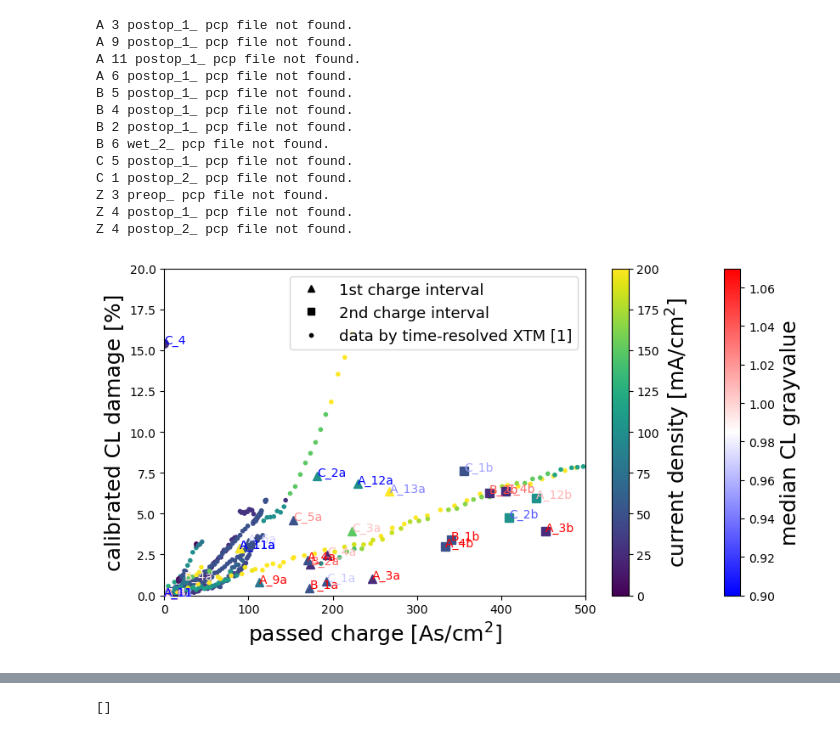
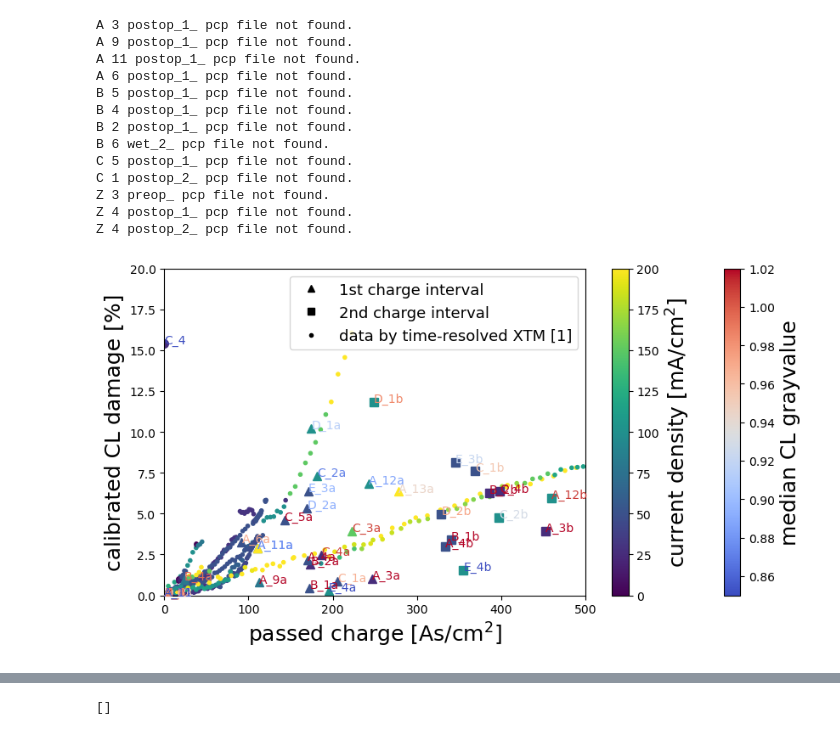
Before and after one commit to Pescatore23/coely_postmortem, a Jupyter notebook: CL_damage.ipynb, the cells around one changed output, grey strips where cells are left out. Saved outputs shown, nothing was run; the diff lists cells and outputs as text; code cells hidden in the pictures.

Commit message:
ec extraction for all + damage plot

```diff
--- a/CL_damage.ipynb
+++ b/CL_damage.ipynb
@@ -334,11 +375,12 @@ for ser in series:
 # %%
 import json
 # %%
-timestamps_and_files_path = os.path.join(toppath, 'CT_EC_linking.json')
+timestamps_and_files_path = os.path.join(toppath, 'CT_EC_linking_ABCDEZ.json')
 # %%
 # with open(timestamps_and_files_path, "w") as outfile:
 #     json.dump(timestamps, outfile,indent = 4)
 # %%
+timestamps = json.load(open(timestamps_and_files_path))
 data = timestamps.copy()
 # %%
 def get_total_charge_per_file(df):
@@ -350,12 +392,15 @@ def get_total_charge_per_file(df):
     if len(Qraw)>0:
         steps = np.argwhere((Qraw- np.roll(Qraw, 1))>0).flatten()
         Q = Qraw.copy()
+        # for i in range(1,len(steps)):
+        #     step = steps[i]
+        #     correction = Qraw[steps[1]-1]
+        #     for j in range(1, i):
+        #         correction = correction + Qraw[steps[j]-1]
+        #     Q[step:] = Qraw[step:] + correction
         for i in range(1,len(steps)):
             step = steps[i]
-            correction = Qraw[steps[1]-1]
-            for j in range(1, i):
-                correction = correction + Qraw[steps[j]-1]
-            Q[step:] = Qraw[step:] + correction
+            Q[step:] = Qraw[step:] + Q[step-1]
         return Q.min()
     else:
         return 0
@@ -430,7 +475,7 @@ def plot_charge_and_abs_damage(ab,I, norm):
             marker = 's'
         plt.plot(I, holeval-baseval, marker=marker, color = color)
 
-def plot_damage_vs_charge(ab,I, norm, ax, norm2):
+def plot_damage_vs_charge(ab,I, norm, ax, norm2,cmap, cmap2):
     ser = ab.split('_')[0]
     sample = ab.split('_')[1]
     baseval = hole_dict[ser][sample]['preop']
@@ -458,17 +503,18 @@ def plot_damage_vs_charge(ab,I, norm, ax, norm2):
         # if med_dict[ser][sample][key] > 0.99263966: acolor = 'r'
         med = med_dict[ser][sample][key]
         # ab = 'O'
-        ax.annotate(txt, (x,y), color=cm.bwr(norm2(med)))
+        ax.annotate(txt, (x,y), color=cmap2(norm2(med)))
 
 def linear(m, x0, label=None):
     x = np.arange(600)
     plt.plot(x, (x-x0)*m, 'k', alpha=0.3, label=label)
 # %%
 norm = Normalize(vmin=0,vmax=200)
-d = 0
+d = 0.05
 norm2 = Normalize(vmin=0.9-d,vmax=1.07-d)
 fig, ax = plt.subplots(figsize = (10,5))
 cmap = cm.viridis #inferno
+cmap2 = cm.coolwarm # bwr
 ax.scatter(df['charge'], df['damage'],marker='.', c = cmap(norm(df['current'])))#, alpha = 0.5)
 ax.plot(0,0,'k^', label='1st charge interval')
 ax.plot(0,0,'ks', label='2nd charge interval')
@@ -476,55 +522,55 @@ ax.plot(0,0,'k.', label='data by time-resolved XTM [1]')
 i = 0
 for ab in current_25:
     # if ab == 'C_4': continue
-    plot_damage_vs_charge(ab,25, norm, ax, norm2)
+    plot_damage_vs_charge(ab,25, norm, ax, norm2, cmap, cmap2)
     i = i+1
 i = 0
 for ab in current_50:
-    plot_damage_vs_charge(ab,50, norm, ax, norm2)
+    plot_damage_vs_charge(ab,50, norm, ax, norm2, cmap, cmap2)
     i = i+1
 i = 0
 for ab in current_100:
-    plot_damage_vs_charge(ab,100, norm, ax, norm2)
+    plot_damage_vs_charge(ab,100, norm, ax, norm2, cmap, cmap2)
     i = i+1
 i = 0
 for ab in current_150:
     # if ab == 'Z_4': continue
-    plot_damage_vs_charge(ab,150, norm, ax, norm2)
+    plot_damage_vs_charge(ab,150, norm, ax, norm2, cmap, cmap2)
     i = i+1
 i = 0
 for ab in current_80_special:
-    plot_damage_vs_charge(ab,80, norm, ax, norm2)
+    plot_damage_vs_charge(ab,80, norm, ax, norm2, cmap, cmap2)
     i = i+1
 i = 0
 for ab in current_50_special:
-    plot_damage_vs_charge(ab,50, norm, ax, norm2)
+    plot_damage_vs_charge(ab,50, norm, ax, norm2, cmap, cmap2)
     i = i+1
 i = 0
 for ab in current_high_special:
-    plot_damage_vs_charge(ab,250,norm, ax, norm2)
+    plot_damage_vs_charge(ab,250,norm, ax, norm2, cmap, cmap2)
     i = i+1
 # plt.legend()
 ax.set_xlabel('passed charge [As/cm$^2$]')
 # plt.ylabel('Q [As/cm2]')
 ax.set_ylabel('calibrated CL damage [%]')
-fig.colorbar(plt.cm.ScalarMappable(norm=norm2, cmap=cm.bwr),
+fig.colorbar(plt.cm.ScalarMappable(norm=norm2, cmap=cmap2),
              ax=ax, label='median CL grayvalue')
 fig.colorbar(plt.cm.ScalarMappable(norm=norm, cmap=cmap),
              ax=ax, label='current density [mA/cm$^2$]')
 
 
 
 # plt.ylim(0)
 m0 = 0.0155
 # linear(m0,5, label = 'initial charge-damage relation')
 plt.ylim(0,20)
 plt.xlim(0,500)
 plt.rc('legend', fontsize=13) #fontsize of the legend
 plt.legend()
 plt.rc('axes', labelsize=18) #fontsize of the x and y labels
 # plt.savefig('/mpc/homes/fische_r/paper/07-coely-postmortem/sketch_images/charge_damage_with_tomcat.pdf', bbox_inches='tight')
 # %% [output]
-[figure, old version]
+[figure, new version]
 # %%
 med_dict = hole_dict.copy()
 # %%
```
Also changed, not shown: parts of 9 cells of this notebook, 2 other files.
